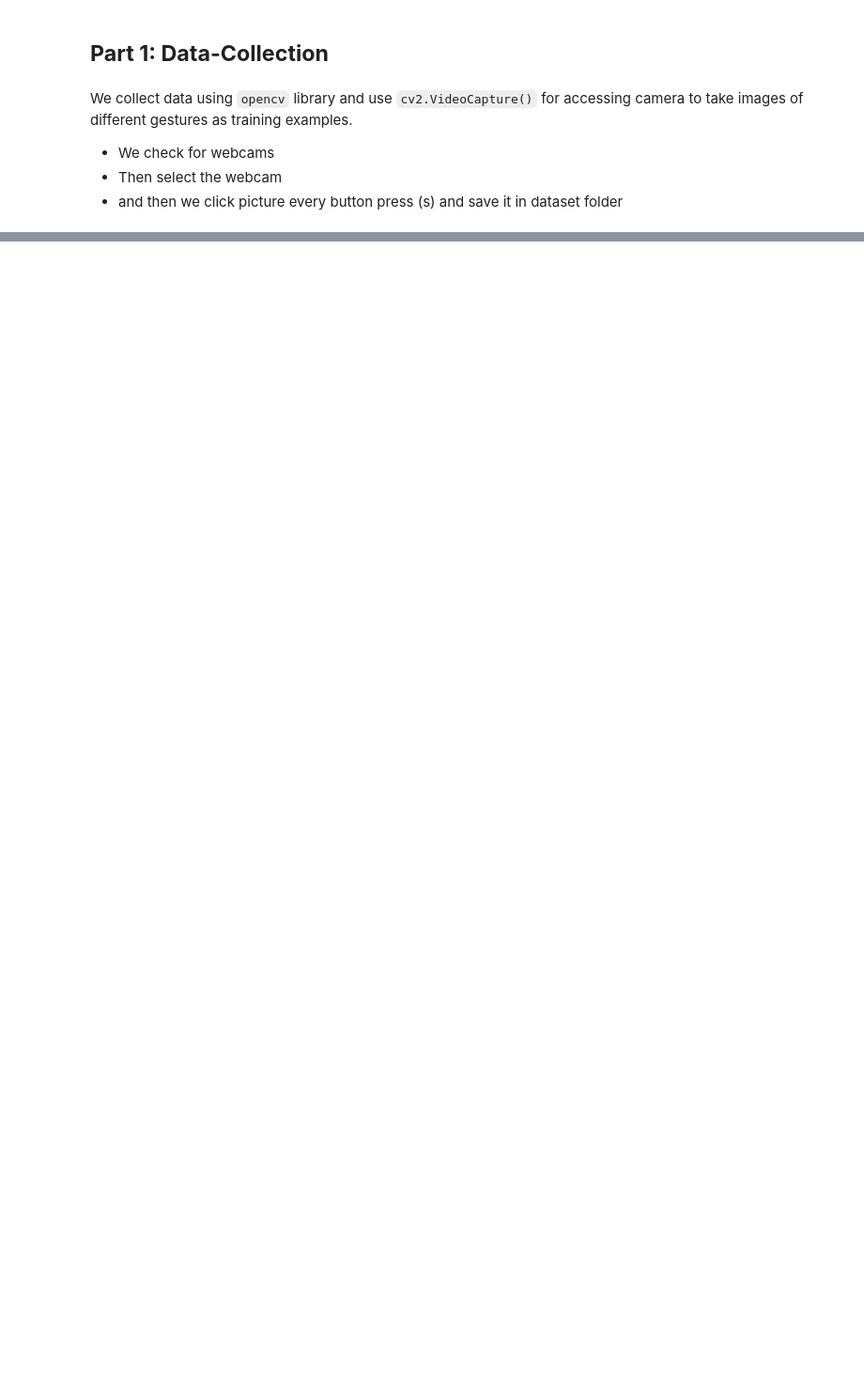
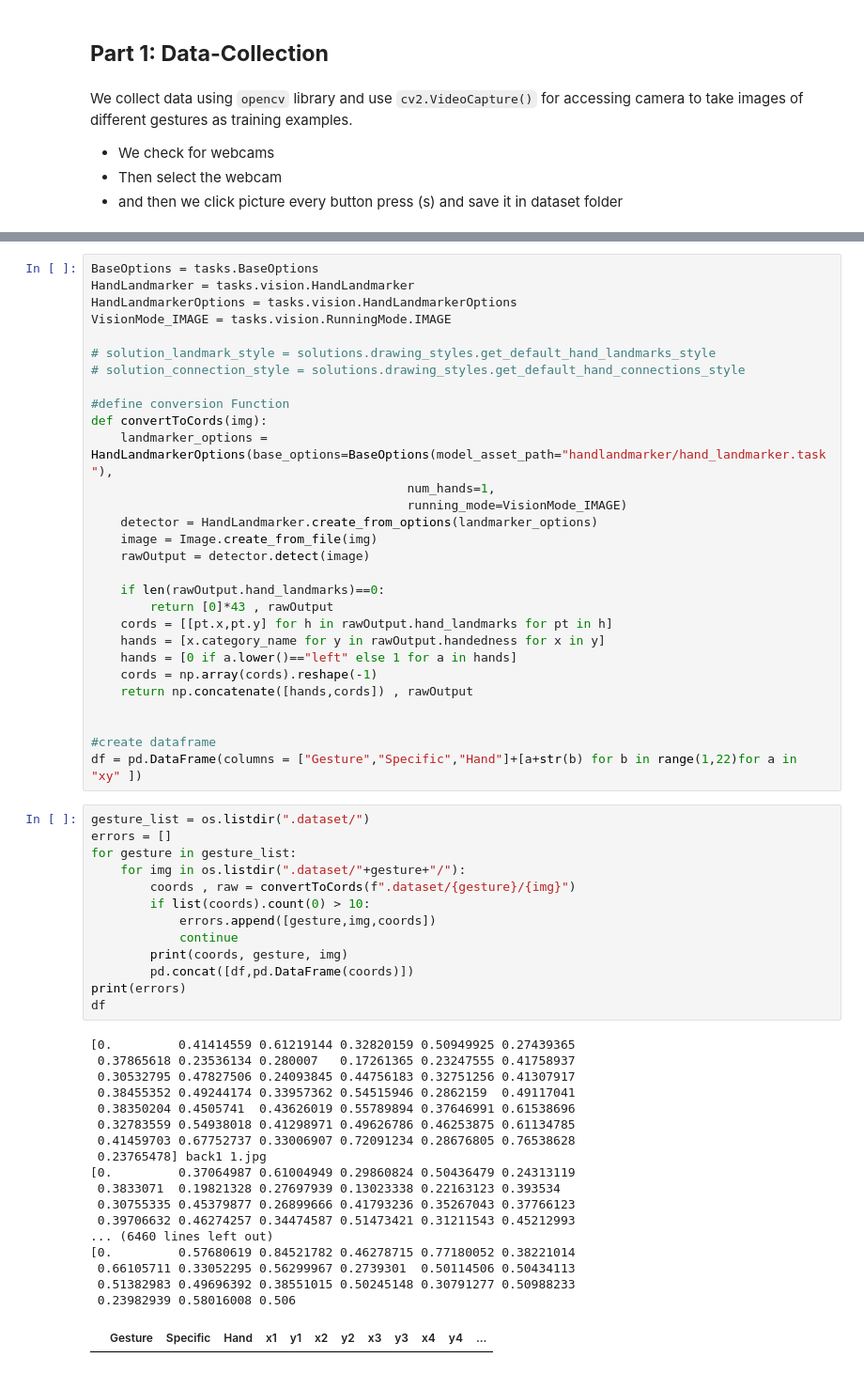
Before and after one commit to RumbleJack56/HandGestureRecognition-P, a Jupyter notebook: HandGestureRecognition.ipynb, the cells around one changed output, grey strips where cells are left out. Shown at 94% size. Cells and saved outputs as stored; diff of their text form; blank space fills up the shorter version.

```diff
--- a/HandGestureRecognition.ipynb
+++ b/HandGestureRecognition.ipynb
@@ -38,0 +108,61 @@
+# %%
+BaseOptions = tasks.BaseOptions
+HandLandmarker = tasks.vision.HandLandmarker
+HandLandmarkerOptions = tasks.vision.HandLandmarkerOptions
+VisionMode_IMAGE = tasks.vision.RunningMode.IMAGE
+
+# solution_landmark_style = solutions.drawing_styles.get_default_hand_landmarks_style
+# solution_connection_style = solutions.drawing_styles.get_default_hand_connections_style
+
+#define conversion Function
+def convertToCords(img):
+    landmarker_options = HandLandmarkerOptions(base_options=BaseOptions(model_asset_path="handlandmarker/hand_landmarker.task"),
+                                           num_hands=1,
+                                           running_mode=VisionMode_IMAGE)
+    detector = HandLandmarker.create_from_options(landmarker_options)
+    image = Image.create_from_file(img)
+    rawOutput = detector.detect(image)
+
+    if len(rawOutput.hand_landmarks)==0:
+        return [0]*43 , rawOutput
+    cords = [[pt.x,pt.y] for h in rawOutput.hand_landmarks for pt in h]
+    hands = [x.category_name for y in rawOutput.handedness for x in y]
+    hands = [0 if a.lower()=="left" else 1 for a in hands]
+    cords = np.array(cords).reshape(-1)
+    return np.concatenate([hands,cords]) , rawOutput
+
+
+#create dataframe
+df = pd.DataFrame(columns = ["Gesture","Specific","Hand"]+[a+str(b) for b in range(1,22)for a in "xy" ])
+# %%
+gesture_list = os.listdir(".dataset/")
+errors = []
+for gesture in gesture_list:
+    for img in os.listdir(".dataset/"+gesture+"/"):
+        coords , raw = convertToCords(f".dataset/{gesture}/{img}")
+        if list(coords).count(0) > 10:
+            errors.append([gesture,img,coords])
+            continue
+        print(coords, gesture, img)
+        pd.concat([df,pd.DataFrame(coords)])
+print(errors)
+df
+# %% [output]
+[0.         0.41414559 0.61219144 0.32820159 0.50949925 0.27439365
+ 0.37865618 0.23536134 0.280007   0.17261365 0.23247555 0.41758937
+ 0.30532795 0.47827506 0.24093845 0.44756183 0.32751256 0.41307917
+ 0.38455352 0.49244174 0.33957362 0.54515946 0.2862159  0.49117041
+ 0.38350204 0.4505741  0.43626019 0.55789894 0.37646991 0.61538696
+ 0.32783559 0.54938018 0.41298971 0.49626786 0.46253875 0.61134785
+ 0.41459703 0.67752737 0.33006907 0.72091234 0.28676805 0.76538628
+ 0.23765478] back1 1.jpg
+[0.         0.37064987 0.61004949 0.29860824 0.50436479 0.24313119
+ 0.3833071  0.19821328 0.27697939 0.13023338 0.22163123 0.393534
+ 0.30755335 0.45379877 0.26899666 0.41793236 0.35267043 0.37766123
+ 0.39706632 0.46274257 0.34474587 0.51473421 0.31211543 0.45212993
+... (6460 lines left out)
+[0.         0.57680619 0.84521782 0.46278715 0.77180052 0.38221014
+ 0.66105711 0.33052295 0.56299967 0.2739301  0.50114506 0.50434113
+ 0.51382983 0.49696392 0.38551015 0.50245148 0.30791277 0.50988233
+ 0.23982939 0.58016008 0.506
+|  | Gesture | Specific | Hand | x1 | y1 | x2 | y2 | x3 | y3 | x4 | y4 | ... |
```
Also changed, not shown: parts of 7 cells of this notebook, 2 other files.
